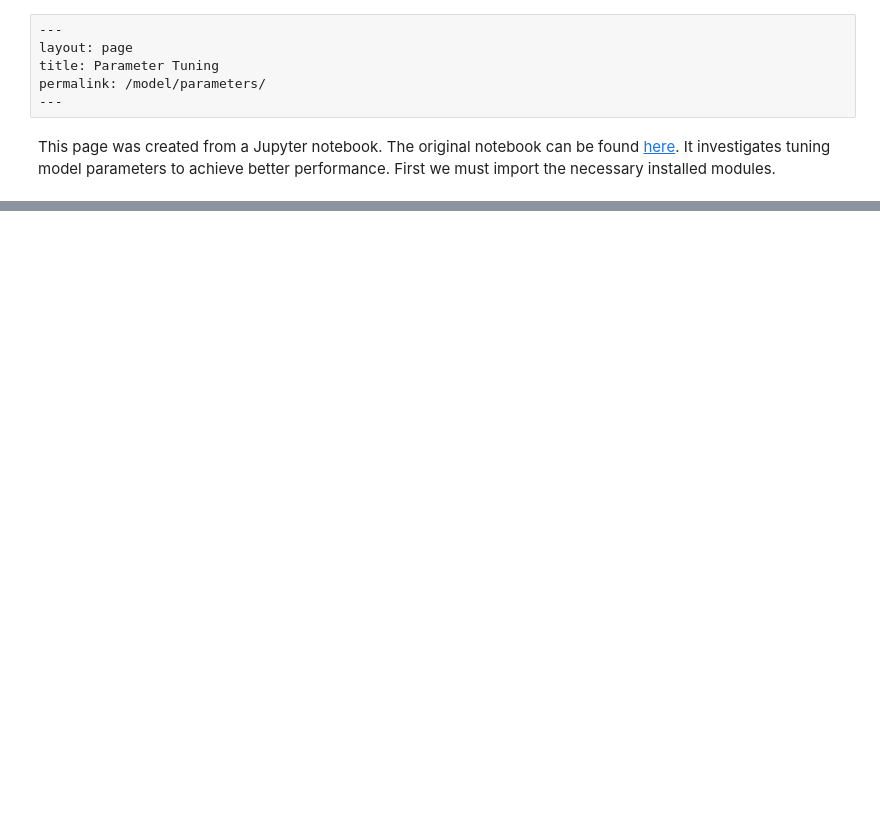
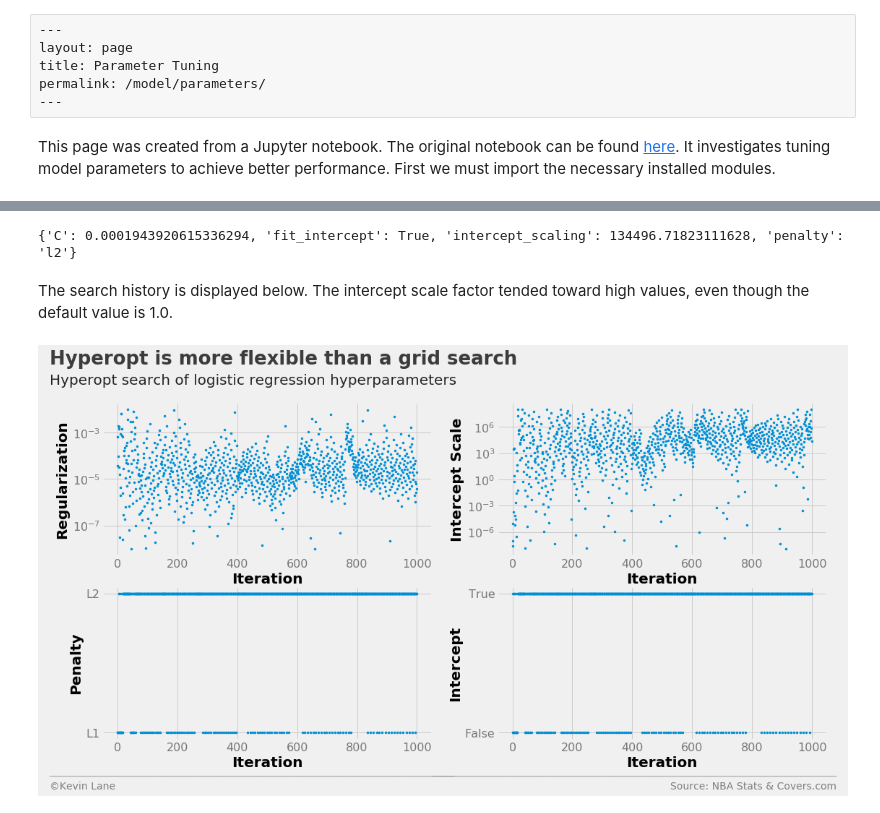
Before and after one commit to klane/databall, a Jupyter notebook: notebooks/parameter-tuning.ipynb, the cells around one changed output, grey strips where cells are left out. Drawn from its saved outputs; the diff is of its cells as text; code cells hidden in the pictures; blank space fills up the shorter version.

```diff
--- a/notebooks/parameter-tuning.ipynb
+++ b/notebooks/parameter-tuning.ipynb
@@ -241,0 +92,30 @@ plt.show()
+# %%
+space_log = {}
+space_log['C'] = hp.loguniform('C', -8*np.log(10), -2*np.log(10))
+space_log['intercept_scaling'] = hp.loguniform('intercept_scaling', -8*np.log(10), 8*np.log(10))
+space_log['penalty'] = hp.choice('penalty', ['l1', 'l2'])
+space_log['fit_intercept'] = hp.choice('fit_intercept', [False, True])
+model = LogisticRegression()
+best_log, param_log = optimize_params(model, x_train, y_train, stats, space_log, max_evals=1000)
+print(best_log)
+# %% [output]
+{'C': 0.0001943920615336294, 'fit_intercept': True, 'intercept_scaling': 134496.71823111628, 'penalty': 'l2'}
+# %% [markdown]
+The search history is displayed below. The intercept scale factor tended toward high values, even though the default value is 1.0.
+# %%
+labels = ['Regularization', 'Intercept Scale', 'Penalty', 'Intercept']
+fig, ax = plot_matrix(param_log.index.values, param_log[[k for k in space_log.keys()]].values,
+                      'Iteration', labels, 2, 2, logy=[True, True, False, False])
+
+[a.set_yticks([0, 1]) for a in ax[2:]]
+ax[2].set_yticklabels(['L1', 'L2'])
+ax[3].set_yticklabels(['False', 'True'])
+
+title = 'Hyperopt is more flexible than a grid search'
+subtitle = 'Hyperopt search of logistic regression hyperparameters'
+format_538(fig, 'NBA Stats & Covers.com', ax=ax, title=title, subtitle=subtitle,
+           xoff=(-0.18, 2.25), yoff=(-1.42, -1.52), toff=(-.16, 1.25), soff=(-0.16, 1.12),
+           n=80, bottomtick=np.nan)
+plt.show()
+# %% [output]
+[figure, added]
```
Also changed, not shown: parts of 52 cells of this notebook.
